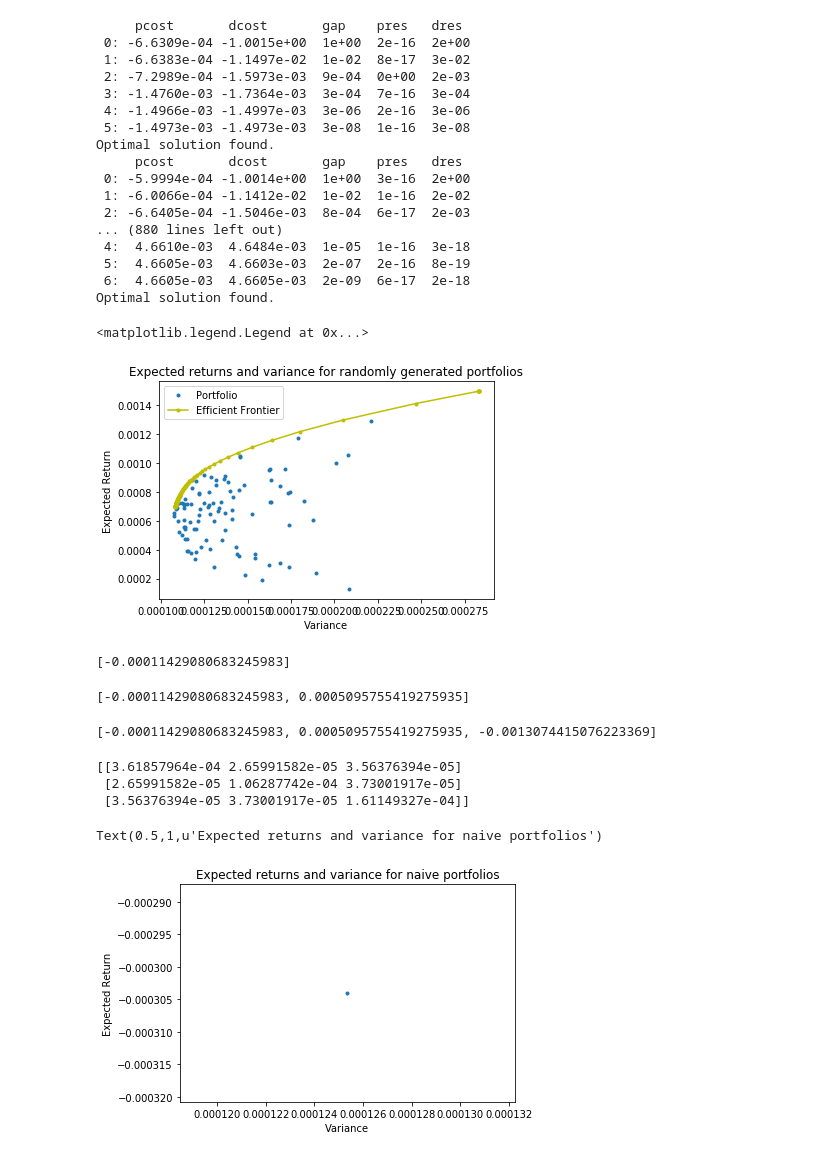
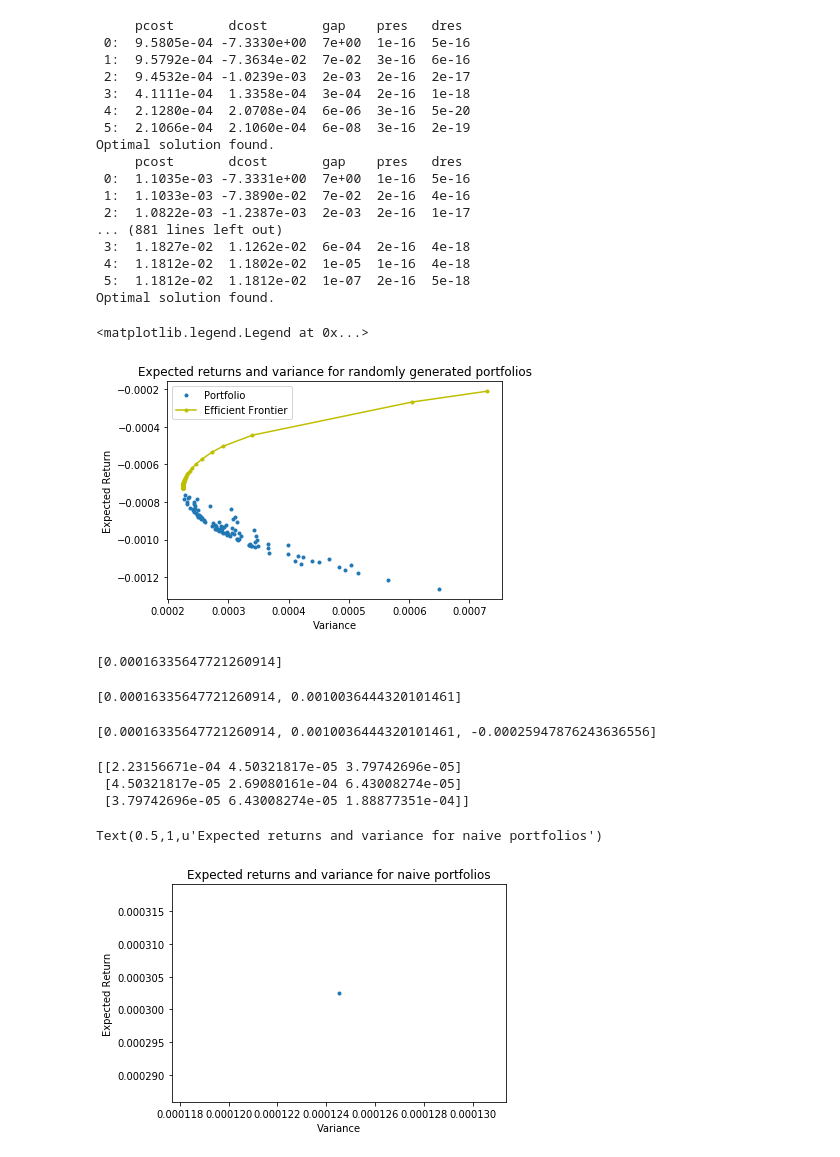
Before and after one commit to reubenng/compfinance, a Jupyter notebook: ftse3portfolio.ipynb, the cells around one changed output. Saved outputs shown, nothing was run; the diff lists cells and outputs as text; code cells hidden in the pictures.

```diff
--- a/ftse3portfolio.ipynb
+++ b/ftse3portfolio.ipynb
@@ -94,49 +94,50 @@ i = 0
 for row in portfolio:
     variance[i] = np.dot(np.dot(row, C), row.T)
     i += 1
 
 fig, ax = plt.subplots()
 plotfolios = ax.plot(variance, E, 'o', markersize=3, label='Portfolio')
 plt.xlabel('Variance')
 plt.ylabel('Expected Return')
 plt.title('Expected returns and variance for randomly generated portfolios')
 
 N = 100
 points = [t for t in range(N)] # find max return for 100 points
 S = opt.matrix(C)
 q = opt.matrix(assets, (3, 1)) # mean return of 3 assets
 
 G = -opt.matrix(np.eye(n_asset)) # all 3 portions >= 0
-h = opt.matrix(0.0, (n_asset, 1))
+oo = opt.matrix([-G, G], (6, 3))
+h = opt.matrix(1.0, (6, 1))
 A = opt.matrix(1.0, (1, n_asset)) # all 3 portions sum to 1
 b = opt.matrix(1.0)
 
-portfolios = [solvers.qp(x*S, -q, G, h, A, b)['x'] for x in points]
+portfolios = [solvers.qp(x*S, -q, oo, h, A, b)['x'] for x in points]
 returns = [blas.dot(q, x) for x in portfolios] # for each efficient portfolio
 risks = [blas.dot(x, S*x) for x in portfolios]
 
 frontier = ax.plot(risks, returns, 'y-o', markersize=3, label='Efficient Frontier')
 ax.legend(loc='best')
 # %% [output]
      pcost       dcost       gap    pres   dres
- 0: -6.6309e-04 -1.0015e+00  1e+00  2e-16  2e+00
- 1: -6.6383e-04 -1.1497e-02  1e-02  8e-17  3e-02
- 2: -7.2989e-04 -1.5973e-03  9e-04  0e+00  2e-03
- 3: -1.4760e-03 -1.7364e-03  3e-04  7e-16  3e-04
- 4: -1.4966e-03 -1.4997e-03  3e-06  2e-16  3e-06
- 5: -1.4973e-03 -1.4973e-03  3e-08  1e-16  3e-08
+ 0:  9.5805e-04 -7.3330e+00  7e+00  1e-16  5e-16
+ 1:  9.5792e-04 -7.3634e-02  7e-02  3e-16  6e-16
+ 2:  9.4532e-04 -1.0239e-03  2e-03  2e-16  2e-17
+ 3:  4.1111e-04  1.3358e-04  3e-04  2e-16  1e-18
+ 4:  2.1280e-04  2.0708e-04  6e-06  3e-16  5e-20
+ 5:  2.1066e-04  2.1060e-04  6e-08  3e-16  2e-19
 Optimal solution found.
      pcost       dcost       gap    pres   dres
- 0: -5.9994e-04 -1.0014e+00  1e+00  3e-16  2e+00
- 1: -6.0066e-04 -1.1412e-02  1e-02  1e-16  2e-02
- 2: -6.6405e-04 -1.5046e-03  8e-04  6e-17  2e-03
-... (880 lines left out)
- 4:  4.6610e-03  4.6484e-03  1e-05  1e-16  3e-18
- 5:  4.6605e-03  4.6603e-03  2e-07  2e-16  8e-19
- 6:  4.6605e-03  4.6605e-03  2e-09  6e-17  2e-18
+ 0:  1.1035e-03 -7.3331e+00  7e+00  1e-16  5e-16
+ 1:  1.1033e-03 -7.3890e-02  7e-02  2e-16  4e-16
+ 2:  1.0822e-03 -1.2387e-03  2e-03  2e-16  1e-17
+... (881 lines left out)
+ 3:  1.1827e-02  1.1262e-02  6e-04  2e-16  4e-18
+ 4:  1.1812e-02  1.1802e-02  1e-05  1e-16  4e-18
+ 5:  1.1812e-02  1.1812e-02  1e-07  2e-16  5e-18
 Optimal solution found.
 <matplotlib.legend.Legend at 0x...>
-[figure, old version]
+[figure, new version]
 # %%
 assets2 = []
 # take second half of assets
@@ -150,25 +151,25 @@ returns1 = half2_expected_return(df1, assets2)
 print assets2
 # print returns1
 # %% [output]
-[-0.00011429080683245983]
+[0.00016335647721260914]
 # %%
 returns2 = half2_expected_return(df2, assets2)
 print assets2
 # %% [output]
-[-0.00011429080683245983, 0.0005095755419275935]
+[0.00016335647721260914, 0.0010036444320101461]
 # %%
 returns3 = half2_expected_return(df3, assets2)
 print assets2
 # %% [output]
-[-0.00011429080683245983, 0.0005095755419275935, -0.0013074415076223369]
+[0.00016335647721260914, 0.0010036444320101461, -0.00025947876243636556]
 # %%
 # find covariance of 3 assets second half
 C2 = np.cov(np.array([returns1.values, returns2.values, returns3.values]))
 print C2
 # %% [output]
-[[3.61857964e-04 2.65991582e-05 3.56376394e-05]
- [2.65991582e-05 1.06287742e-04 3.73001917e-05]
- [3.56376394e-05 3.73001917e-05 1.61149327e-04]]
+[[2.23156671e-04 4.50321817e-05 3.79742696e-05]
+ [4.50321817e-05 2.69080161e-04 6.43008274e-05]
+ [3.79742696e-05 6.43008274e-05 1.88877351e-04]]
 # %%
 n_portfolio = 1 # number of portfolios
 n_asset = len(assets2) # number of assets 3
@@ -184,7 +185,7 @@ plt.ylabel('Expected Return')
 plt.title('Expected returns and variance for naive portfolios')
 # %% [output]
 Text(0.5,1,u'Expected returns and variance for naive portfolios')
-[figure, old version]
+[figure, new version]
 # %%
 # apply first half efficient portfolios to second half
 qn = opt.matrix(assets2, (3, 1))
```
Also changed, not shown: parts of 7 cells of this notebook, 2 other files.
